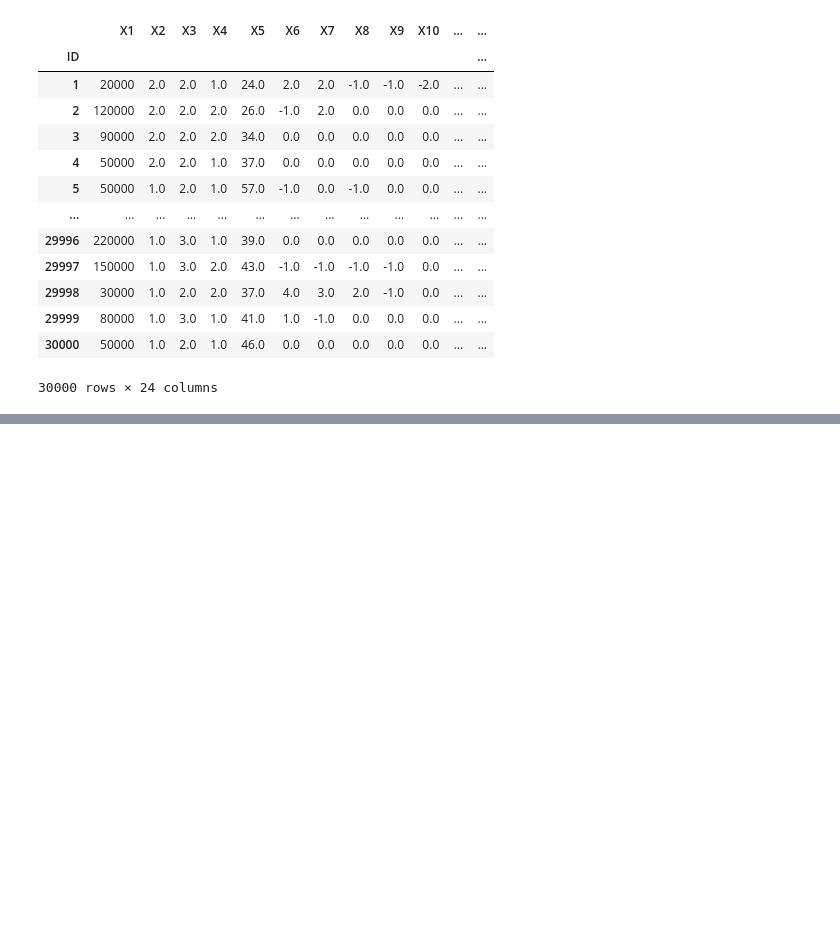
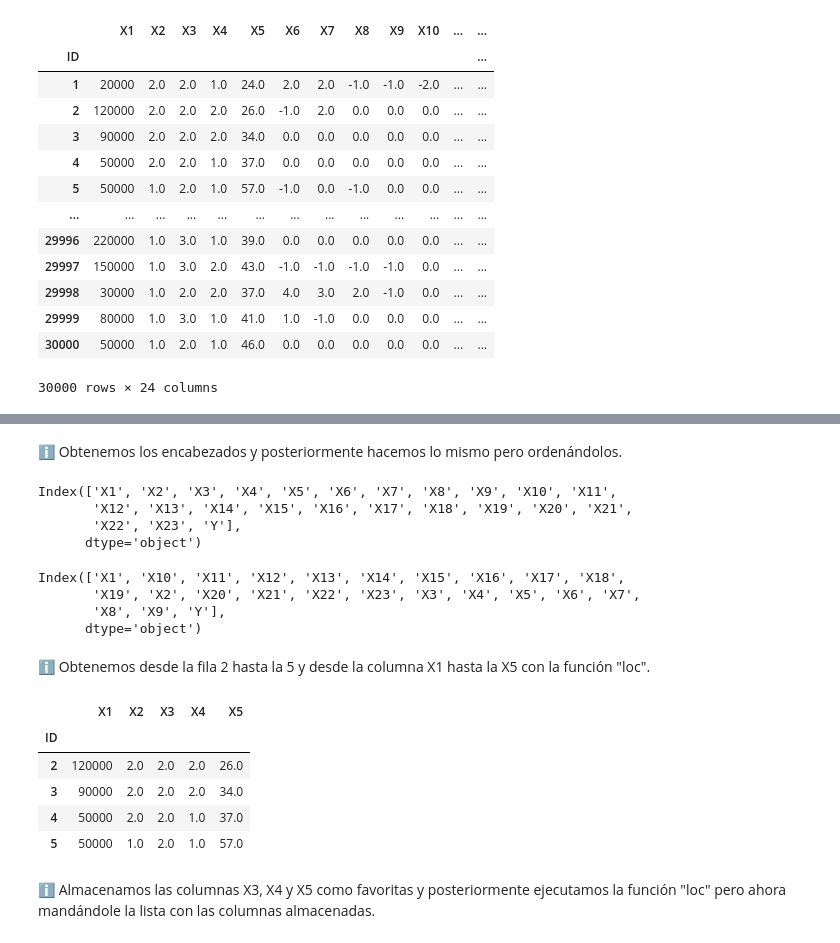
Before and after one commit to PosgradoMNA/actividades-de-aprendizaje-A01793509, a Jupyter notebook: Semana 3 - Actividad 1.ipynb, the cells around one changed output, grey strips where cells are left out. Drawn from its saved outputs; the diff is of its cells as text; code cells hidden in the pictures; blank space fills up the shorter version.

```diff
--- a/Semana 3 - Actividad 1.ipynb
+++ b/Semana 3 - Actividad 1.ipynb
@@ -537,0 +562,29 @@ ndf
+# %% [markdown]
+ℹ Obtenemos los encabezados y posteriormente hacemos lo mismo pero ordenándolos.
+# %%
+ndf.columns
+# %% [output]
+Index(['X1', 'X2', 'X3', 'X4', 'X5', 'X6', 'X7', 'X8', 'X9', 'X10', 'X11',
+       'X12', 'X13', 'X14', 'X15', 'X16', 'X17', 'X18', 'X19', 'X20', 'X21',
+       'X22', 'X23', 'Y'],
+      dtype='object')
+# %%
+ndf.columns.sort_values()
+# %% [output]
+Index(['X1', 'X10', 'X11', 'X12', 'X13', 'X14', 'X15', 'X16', 'X17', 'X18',
+       'X19', 'X2', 'X20', 'X21', 'X22', 'X23', 'X3', 'X4', 'X5', 'X6', 'X7',
+       'X8', 'X9', 'Y'],
+      dtype='object')
+# %% [markdown]
+ℹ Obtenemos desde la fila 2 hasta la 5 y desde la columna X1 hasta la X5 con la función "loc".
+# %%
+ndf.loc[2:5 , 'X1':'X5']
+# %% [output]
+|  | X1 | X2 | X3 | X4 | X5 |
+| ID |  |  |  |  |  |
+| 2 | 120000 | 2.0 | 2.0 | 2.0 | 26.0 |
+| 3 | 90000 | 2.0 | 2.0 | 2.0 | 34.0 |
+| 4 | 50000 | 2.0 | 2.0 | 1.0 | 37.0 |
+| 5 | 50000 | 1.0 | 2.0 | 1.0 | 57.0 |
+# %% [markdown]
+ℹ Almacenamos las columnas X3, X4 y X5 como favoritas y posteriormente ejecutamos la función "loc" pero ahora mandándole la lista con las columnas almacenadas.
```
Also changed, not shown: parts of 23 cells of this notebook.
